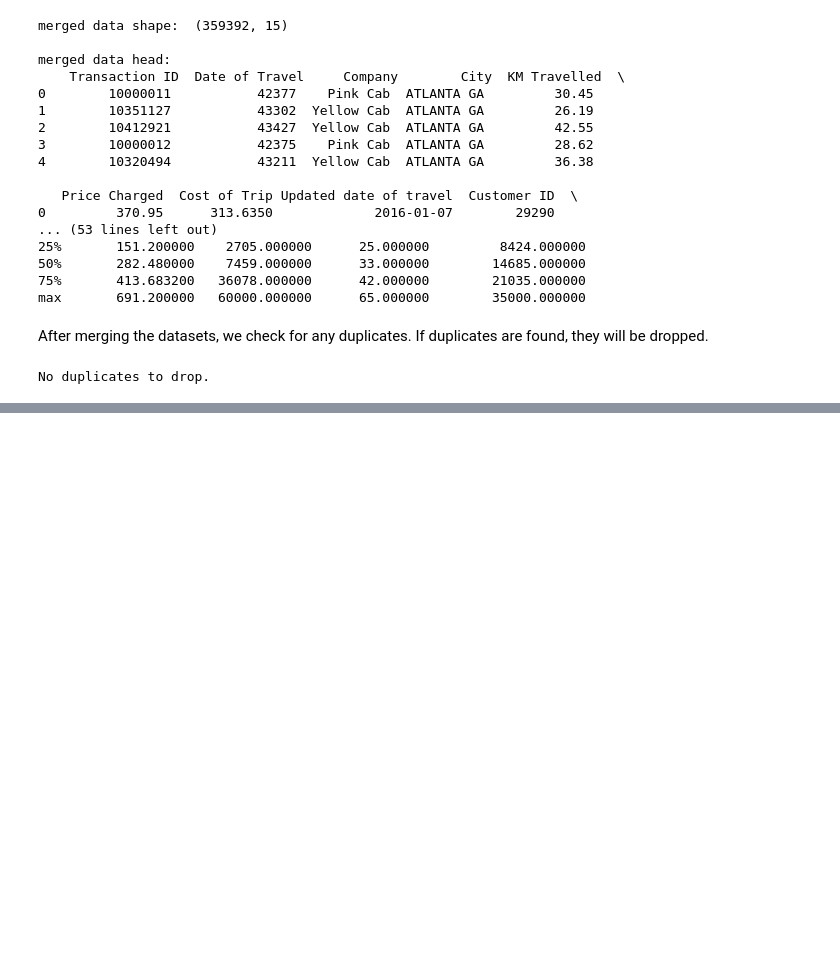
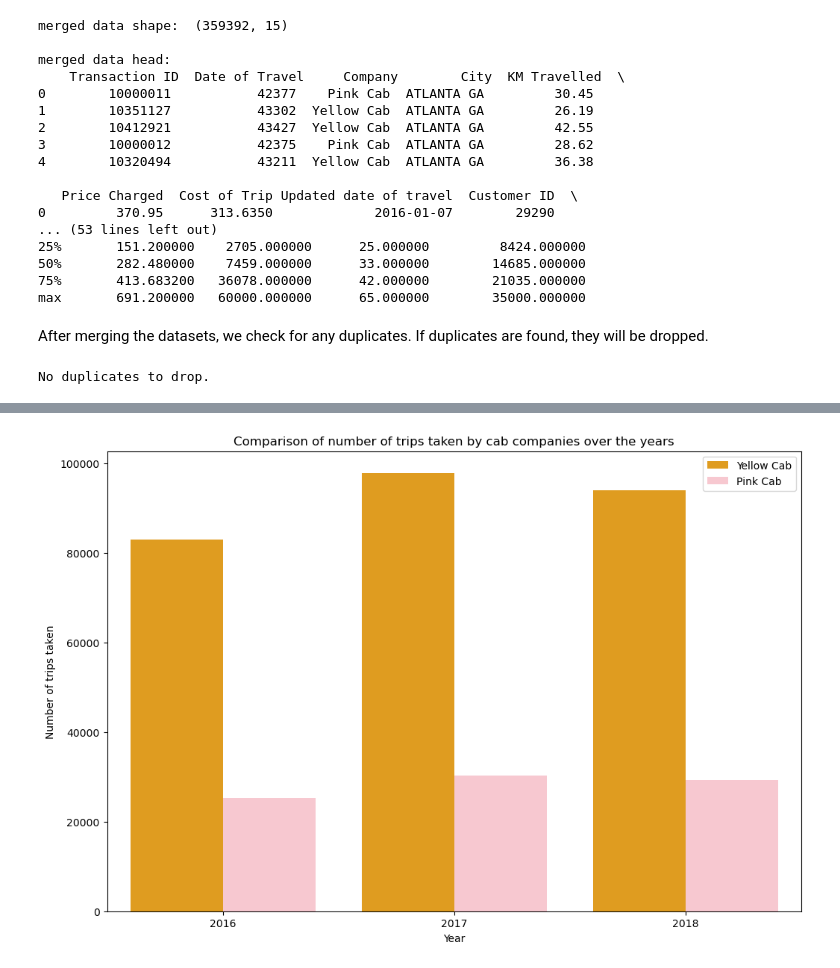
Before and after one commit to ZohraB612/Data_Glacier, a Jupyter notebook: Week2/Week 2 - Cab Investment Firm Case.ipynb, the cells around one changed output, grey strips where cells are left out. Saved outputs shown, nothing was run; the diff lists cells and outputs as text; code cells hidden in the pictures; blank space fills up the shorter version.

```diff
--- a/Week2/Week 2 - Cab Investment Firm Case.ipynb
+++ b/Week2/Week 2 - Cab Investment Firm Case.ipynb
@@ -229,0 +277,14 @@ plt.show()
+# %%
+#The number of cab rides has increased over the time period covered in the dataset.
+# Calculate and compare the number of trips taken by cab companies over the years
+merged_df['Year'] = merged_df['Updated date of travel'].dt.year
+
+plt.figure(figsize=(12,8))
+sns.countplot(data=merged_df, x='Year', hue='Company', palette=['orange', 'pink'])
+plt.title('Comparison of number of trips taken by cab companies over the years')
+plt.xlabel('Year')
+plt.ylabel('Number of trips taken')
+plt.legend()
+plt.show()
+# %% [output]
+[figure, added]
```
Also changed, not shown: parts of 26 cells of this notebook, 3 other files.
